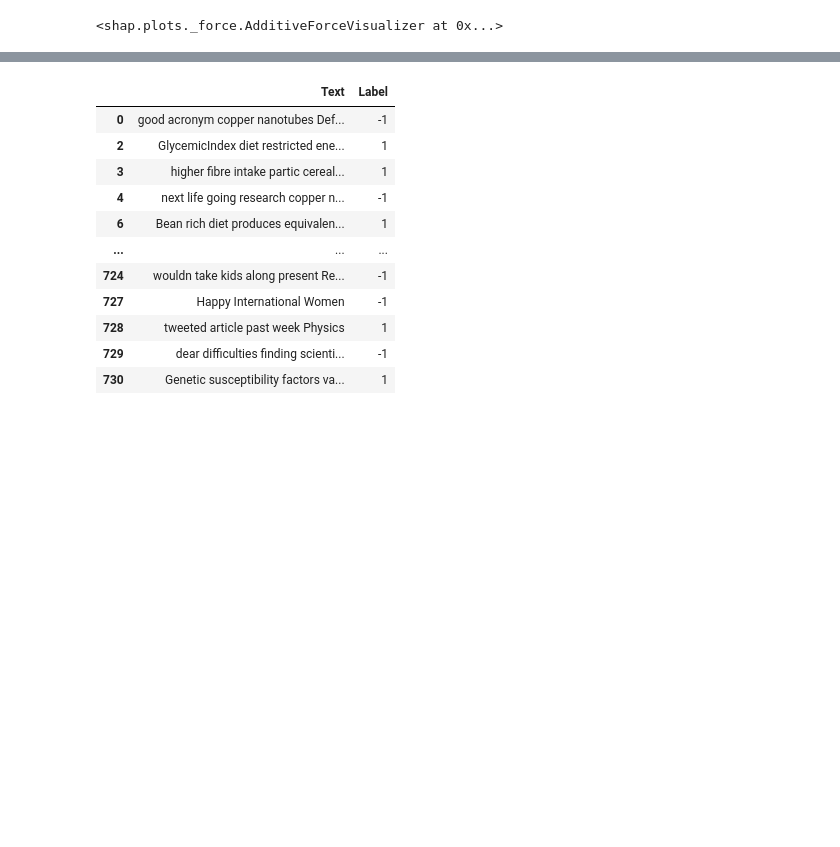
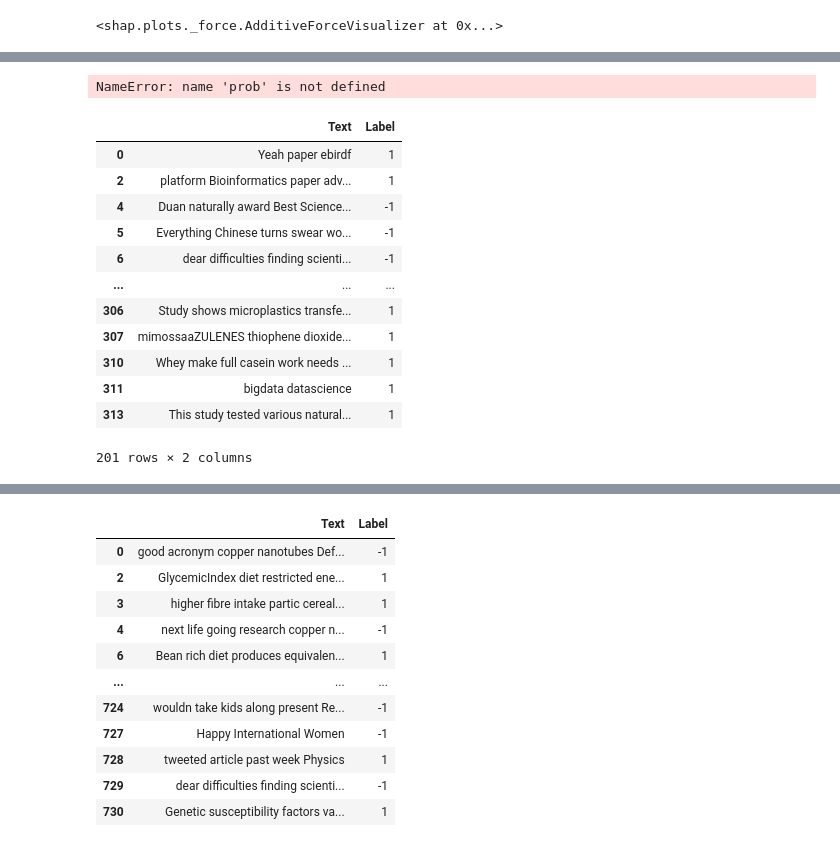
Before and after one commit to NLPXAI/Twitter-Altmetrics-Sentiments-Analysis, a Jupyter notebook: src/Shap Code Incorporate/NLP Thesis Twitter Sentiments Analysis Altmetrix - BinaryClasses.ipynb, the cells around one changed output, grey strips where cells are left out. Drawn from its saved outputs; the diff is of its cells as text; code cells hidden in the pictures; blank space fills up the shorter version.

```diff
--- a/src/Shap Code Incorporate/NLP Thesis Twitter Sentiments Analysis Altmetrix - BinaryClasses.ipynb
+++ b/src/Shap Code Incorporate/NLP Thesis Twitter Sentiments Analysis Altmetrix - BinaryClasses.ipynb
@@ -299,0 +312,20 @@ Name: 13, dtype: object
+# %%
+prob
+# %% [output]
+NameError: name 'prob' is not defined
+# %%
+df_test
+# %% [output]
+|  | Text | Label |
+| 0 | Yeah paper ebirdf | 1 |
+| 2 | platform Bioinformatics paper adv... | 1 |
+| 4 | Duan naturally award Best Science... | -1 |
+| 5 | Everything Chinese turns swear wo... | -1 |
+| 6 | dear difficulties finding scienti... | -1 |
+| ... | ... | ... |
+| 306 | Study shows microplastics transfe... | 1 |
+| 307 | mimossaaZULENES thiophene dioxide... | 1 |
+| 310 | Whey make full casein work needs ... | 1 |
+| 311 | bigdata datascience | 1 |
+| 313 | This study tested various natural... | 1 |
+201 rows × 2 columns
```
Also changed, not shown: parts of 4 cells of this notebook, 4 other files.
